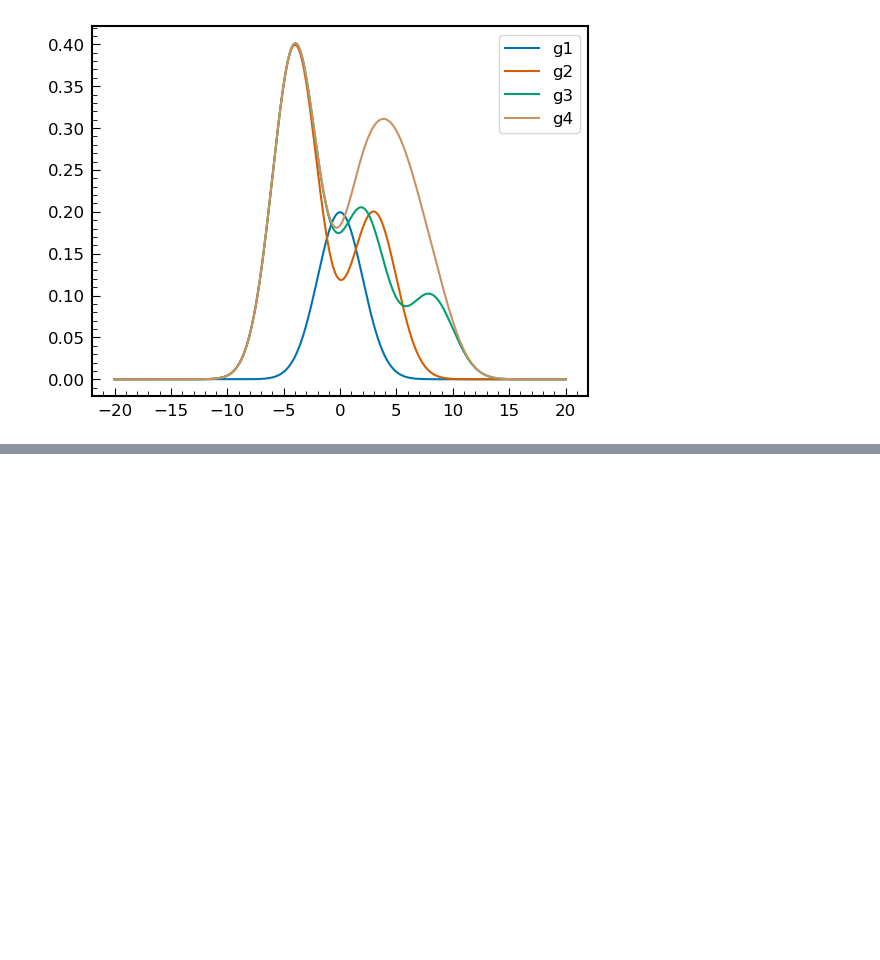
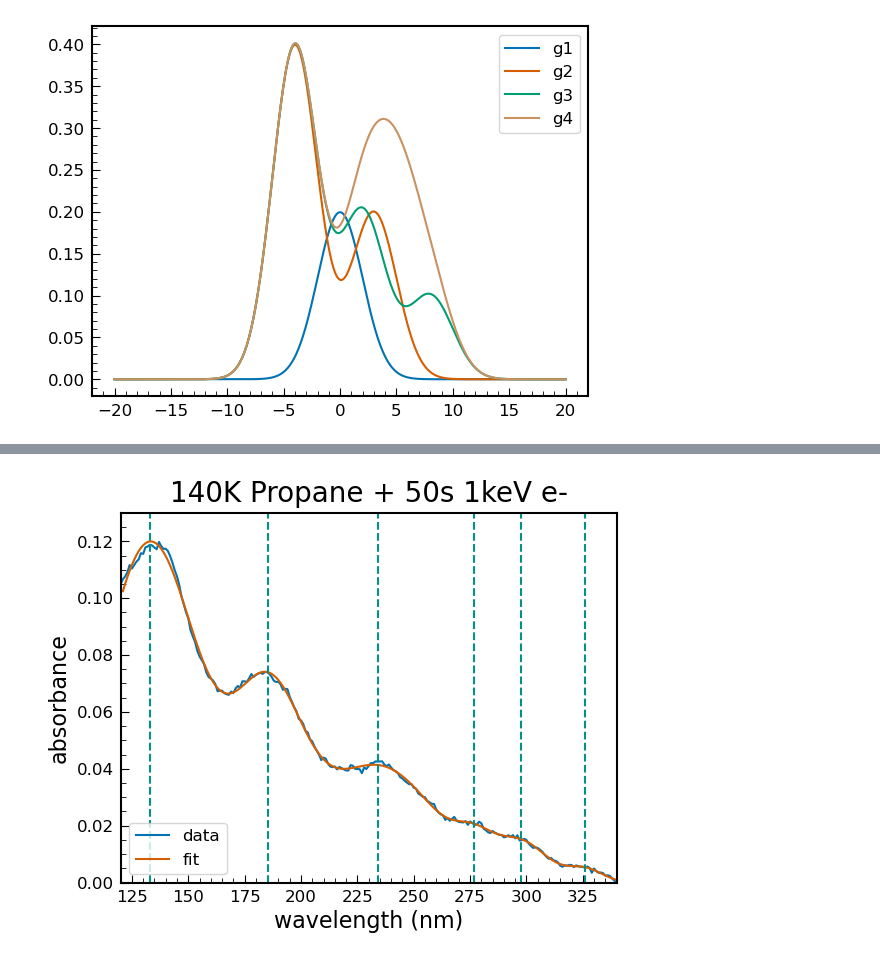
Before and after one commit to cassidy-andrew/AU-UV_ices, a Jupyter notebook: playground.ipynb, the cells around one changed output, grey strips where cells are left out. Drawn from its saved outputs; the diff is of its cells as text; code cells hidden in the pictures; blank space fills up the shorter version.

Commit message:
added gaussian fitting

```diff
--- a/playground.ipynb
+++ b/playground.ipynb
@@ -322,0 +345,14 @@ ax.legend()
+# %%
+import tools
+import pandas as pd
+import numpy as np
+import matplotlib.pyplot as plt
+import gaussians
+from scipy.optimize import curve_fit
+plt.style.use('./au-uv.mplstyle')
+# keep things reproducable
+random.seed(31415)
+# %%
+path = "./calibrated_data/SergioIoppolo-November2023/propane/140KPropane+50s1keVe-.csv"
+df = pd.read_csv(path)
+df['absorbance'] = df['absorbance'] - df['absorbance'].iloc[-1]
@@ -322,0 +422,18 @@ ax.legend()
+# %%
+fig, ax = plt.subplots(1, 1)
+
+ax.plot(df['wavelength'], df['absorbance'], label="data")
+ax.plot(fit_df['wavelength'], fit_df['best_fit'], label="fit")
+
+for peak in peaks:
+    ax.axvline(peak, linestyle='--', color='xkcd:teal')
+
+#ax.grid()
+ax.legend()
+ax.set_ylabel("absorbance")
+ax.set_xlabel("wavelength (nm)")
+ax.set_title("140K Propane + 50s 1keV e-")
+ax.set_xlim(120, 340)
+ax.set_ylim(0, 0.13);
+# %% [output]
+[figure, added]
```
Also changed, not shown: parts of 27 cells of this notebook, 4 other files.
